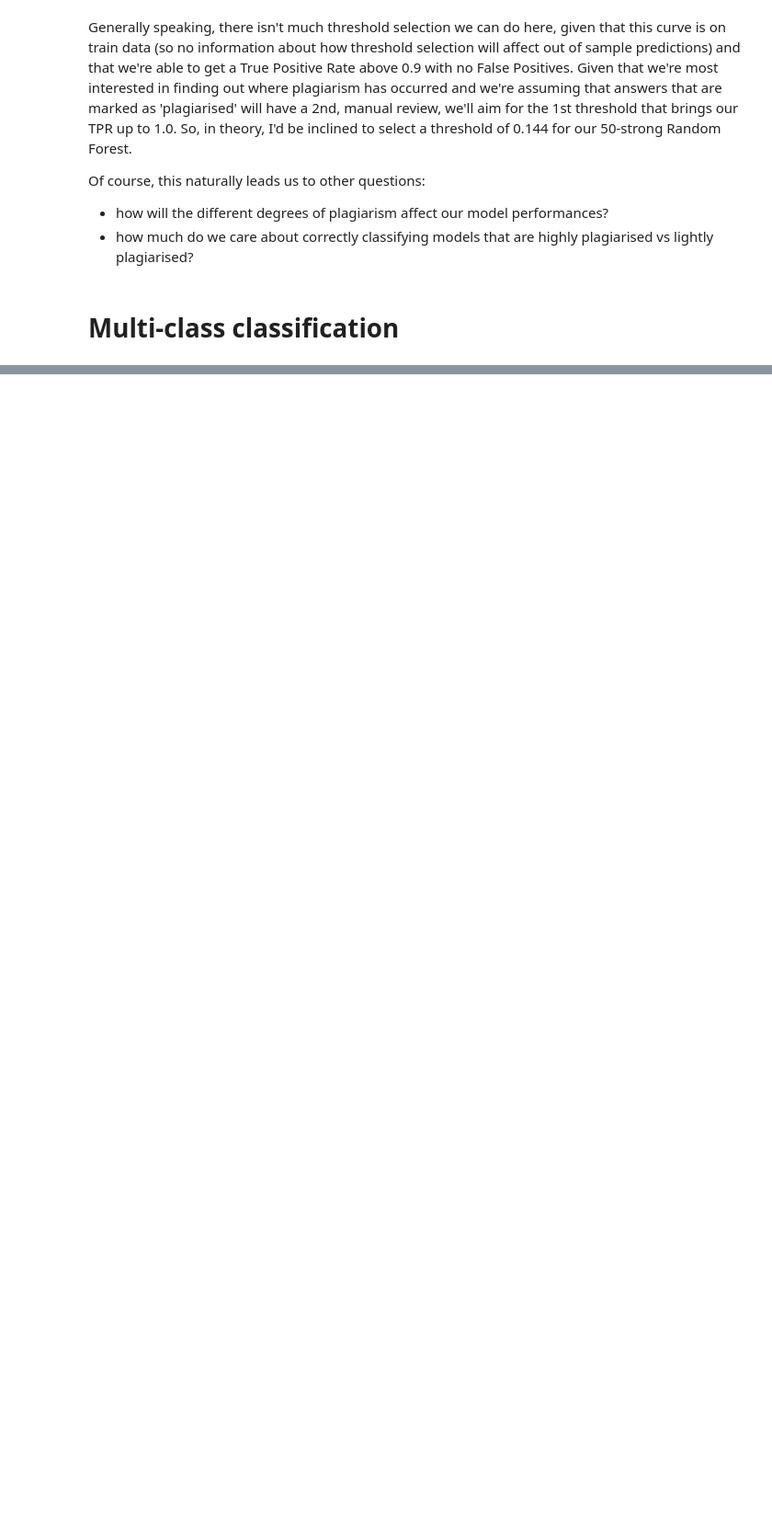
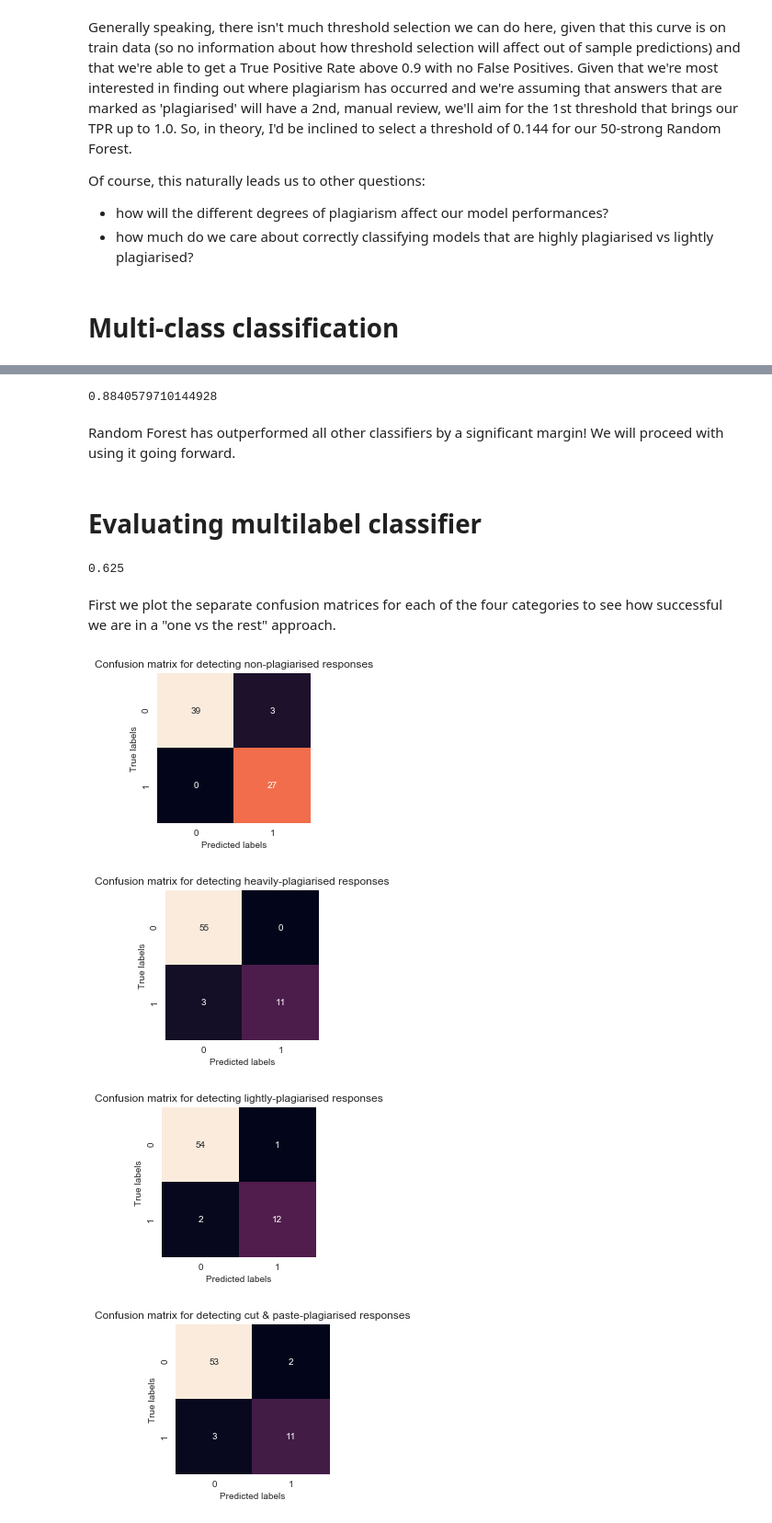
Before and after one commit to Ioana-P/Plagiarism-detection, a Jupyter notebook: 3b_Training_local_models.ipynb, the cells around one changed output, grey strips where cells are left out. Shown at 92% size. Saved outputs shown, nothing was run; the diff lists cells and outputs as text; code cells hidden in the pictures; blank space fills up the shorter version.

Commit message:
multi-label classif done

```diff
--- a/3b_Training_local_models.ipynb
+++ b/3b_Training_local_models.ipynb
@@ -359,0 +365,3 @@ Of course, this naturally leads us to other questions:
+# %%
+train_df = pd.read_csv('multiclass_data/multi_train.csv', header=0, names = multi_class_names)
+test_df = pd.read_csv('multiclass_data/multi_test.csv', header=0, names = multi_class_names)
@@ -359,0 +410,4 @@ Of course, this naturally leads us to other questions:
+# %%
+multi_y_test = pd.DataFrame(labelbin.transform(test_df['target']),
+                       columns = ['non','heavy', 'light','cut'])
+multi_y_test.tail()
@@ -359,0 +585,19 @@ Of course, this naturally leads us to other questions:
+# %%
+rforest = RandomForestClassifier(random_state=randomstate, class_weight='balanced')
+
+hyperparam_dict = {'n_estimators':list(range(50,200,10)),
+                   'criterion':['gini', 'entropy'],
+                  'max_depth':list(range(2,8)),
+                  'min_samples_split':[.1, .15,.2,.25,.3],
+                  }
+
+
+grid = GridSearchCV(rforest,
+                   hyperparam_dict,
+                   scoring='accuracy',
+                    n_jobs=-1,
+                    cv=10, verbose = 1)
+
+opt_grid = grid.fit(train_df.drop(columns='target'), multi_y_train)
+
+best_rf = opt_grid.best_estimator_
@@ -359,0 +643,37 @@ Of course, this naturally leads us to other questions:
+# %%
+train_y_preds = best_rf.predict(train_df.drop(columns='target'))
+train_y_actual = multi_y_train
+
+accuracy_score(train_y_actual, train_y_preds)
+# %% [output]
+0.8840579710144928
+# %% [markdown]
+Random Forest has outperformed all other classifiers by a significant margin! We will proceed with using it going forward.
+# %% [markdown]
+# Evaluating multilabel classifier
+# %%
+test_y_preds = best_rf.predict(test_df.drop(columns='target'))
+test_y_actual = multi_y_test
+
+multi_cm = multilabel_confusion_matrix(test_y_actual, test_y_preds)
+
+accuracy_score(test_y_actual, test_y_preds)
+# %% [output]
+0.625
+# %% [markdown]
+First we plot the separate confusion matrices for each of the four categories to see how successful we are in a "one vs the rest" approach.
+# %%
+labels = ['non', 'heavily', 'lightly', 'cut & paste']
+
+for i, cm in enumerate(multi_cm):
+    plt.figure(figsize=(3,3))
+    plt.title(f'Confusion matrix for detecting {labels[i]}-plagiarised responses')
+    sns.heatmap(cm, cbar=False, annot=True)
+    plt.ylabel('True labels')
+    plt.xlabel('Predicted labels')
+    plt.show();
+# %% [output]
+[figure, added]
+[figure, added]
+[figure, added]
+[figure, added]
```
Also changed, not shown: parts of 30 cells of this notebook, 2 other files.
